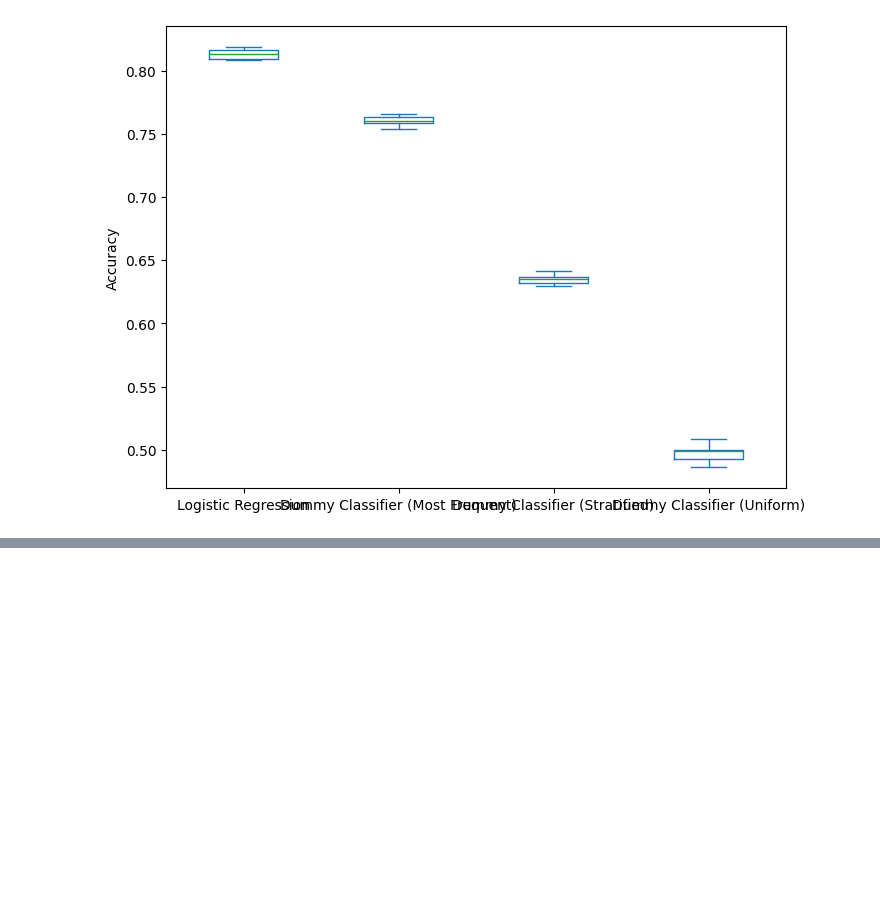
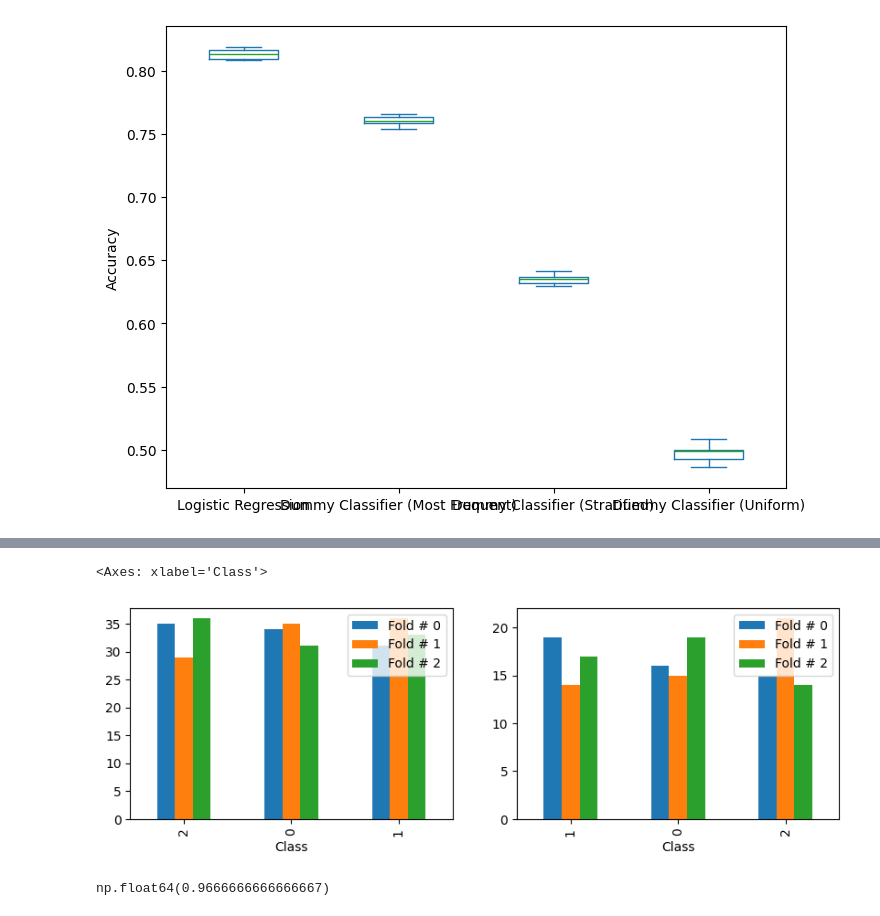
Before and after one commit to tensor-polinomics/Learning, a Jupyter notebook: sklearn/mooc7.ipynb, the cells around one changed output, grey strips where cells are left out. Cells and saved outputs as stored; diff of their text form; code cells hidden in the pictures; blank space fills up the shorter version.

```diff
--- a/sklearn/mooc7.ipynb
+++ b/sklearn/mooc7.ipynb
@@ -196,0 +280,31 @@ Text(0, 0.5, 'Accuracy')
+# %%
+train_cv_count = []
+test_cv_count = []
+for fold_idx, (train_idx, test_idx) in enumerate(cv.split(data,target)):
+    target_train, target_test = target.iloc[train_idx], target.iloc[test_idx]
+    train_cv_count.append(target_train.value_counts())
+    test_cv_count.append(target_test.value_counts())
+
+fig, ax = plt.subplots(1, 2, figsize=(10, 3))
+train_cv_count = pd.concat(
+    train_cv_count, axis=1, keys=[f'Fold # {idx}' for idx in range(n_splits)]
+)
+train_cv_count.index.name = 'Class'
+train_cv_count.plot.bar(ax=ax[0])
+
+test_cv_count = pd.concat(
+    test_cv_count, axis=1, keys=[f'Fold # {idx}' for idx in range(n_splits)]
+)
+test_cv_count.index.name = 'Class'
+test_cv_count.plot.bar(ax=ax[1])
+# %% [output]
+<Axes: xlabel='Class'>
+[figure, added]
+# %%
+# StratefiedKFold
+from sklearn.model_selection import StratifiedKFold
+cv = StratifiedKFold(n_splits=3)
+results = cross_validate(model, data, target, cv=cv, return_train_score=True)
+results['test_score'].mean()
+# %% [output]
+np.float64(0.9666666666666667)
```
Also changed, not shown: parts of 41 cells of this notebook, 1 other file.
